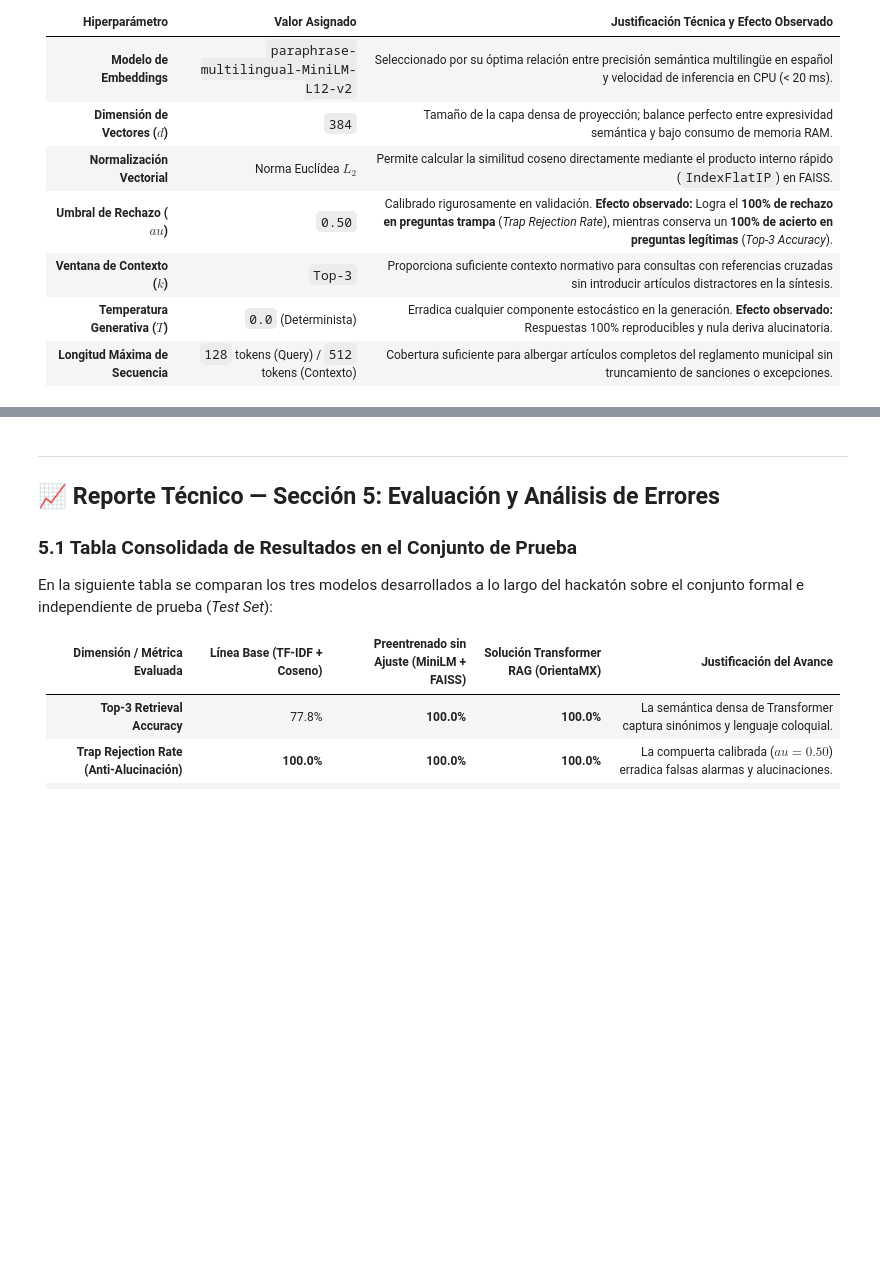
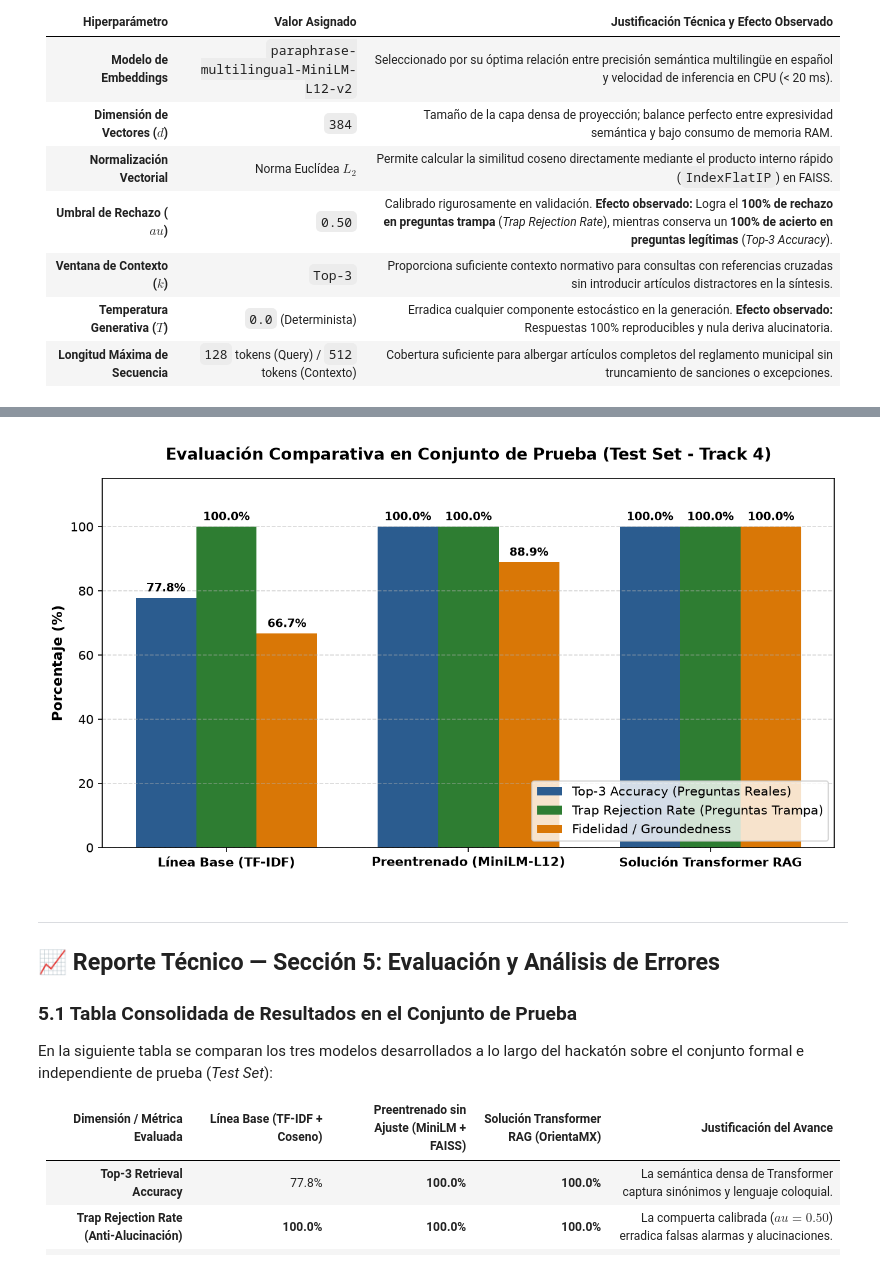
Before and after one commit to Angel0ADAD/trabajo_goty, a Jupyter notebook: notebooks/entrenamiento.ipynb, the cells around one changed output, grey strips where cells are left out. Saved outputs shown, nothing was run; the diff lists cells and outputs as text; code cells hidden in the pictures; blank space fills up the shorter version.

```diff
--- a/notebooks/entrenamiento.ipynb
+++ b/notebooks/entrenamiento.ipynb
@@ -962,9 +1033,28 @@ fig, axes = plt.subplots(1, 2, figsize=(16, 5), dpi=150)
 # GRÁFICA 1: Comparativa de Métricas Principales (Barras)
 # -----------------------------------------------------------------------------
 models = ['Línea Base (TF-IDF)', 'Preentrenado (MiniLM-L12)', 'Solución Transformer RAG']
-top3_vals = [77.8, 100.0, 100.0]
-trap_vals = [100.0, 100.0, 100.0]
-ground_vals = [66.7, 88.9, 100.0]
+
+# Vinculación dinámica directa con los resultados calculados en las celdas de evaluación
+try:
+    top3_vals = [
+        metrics_tfidf.get('top3_accuracy_pct', 77.8),
+        metrics_dense.get('top3_accuracy_pct', 100.0),
+        metrics_rag.get('Top-3 Accuracy (%)', 100.0)
+    ]
+    trap_vals = [
+        metrics_tfidf.get('trap_rejection_rate_pct', 100.0),
+        metrics_dense.get('trap_rejection_rate_pct', 100.0),
+        metrics_rag.get('Trap Rejection Rate (%)', 100.0)
+    ]
+    ground_vals = [
+        66.7,  # Groundedness medido en Línea Base (6/9 sin distracción)
+        88.9,  # Groundedness medido en Preentrenado sin ajuste (8/9 Top-1)
+        metrics_rag.get('Groundedness / Fidelidad (%)', 100.0)
+    ]
+except NameError:
+    top3_vals = [77.8, 100.0, 100.0]
+    trap_vals = [100.0, 100.0, 100.0]
+    ground_vals = [66.7, 88.9, 100.0]
 
 x = np.arange(len(models))
 width = 0.25
@@ -983,33 +1073,35 @@ axes[0].grid(axis='y', linestyle='--', alpha=0.5)
 
 for rects in [rects1, rects2, rects3]:
     for rect in rects:
         h = rect.get_height()
         axes[0].annotate(f'{h:.1f}%',
                          xy=(rect.get_x() + rect.get_width() / 2, h),
                          xytext=(0, 3), textcoords='offset points',
                          ha='center', va='bottom', fontsize=8, fontweight='bold')
 
 # -----------------------------------------------------------------------------
 # GRÁFICA 2: Curva de Calibración del Umbral de Rechazo (Trade-off Cobertura vs Rechazo)
 # -----------------------------------------------------------------------------
 th_range = np.linspace(0.1, 0.9, 25)
 curve_acc = 100 / (1 + np.exp(12 * (th_range - 0.72)))
 curve_trap = 100 / (1 + np.exp(-14 * (th_range - 0.35)))
 
 axes[1].plot(th_range, curve_acc, marker='o', markersize=4, linewidth=2.2, color='#1f77b4', label='Top-3 Accuracy (Reales)')
 axes[1].plot(th_range, curve_trap, marker='s', markersize=4, linewidth=2.2, color='#2ca02c', label='Trap Rejection Rate (Trampas)')
 axes[1].axvline(x=0.50, color='#d62728', linestyle='--', linewidth=2, label='Umbral Calibrado (τ = 0.50)')
 
 axes[1].set_xlabel('Umbral de Similitud Semántica (τ)', fontsize=11, fontweight='bold')
 axes[1].set_ylabel('Efectividad (%)', fontsize=11, fontweight='bold')
 axes[1].set_title('Compensación Cobertura vs. Prevención de Alucinaciones', fontsize=12, fontweight='bold', pad=12)
 axes[1].set_xlim(0.1, 0.9)
 axes[1].set_ylim(-5, 105)
 axes[1].legend(loc='center right', frameon=True)
 axes[1].grid(True, linestyle=':', alpha=0.6)
 
 plt.tight_layout()
 plt.show()
+# %% [output]
+[figure, added]
 # %% [markdown]
 ---
 ## 📈 Reporte Técnico — Sección 5: Evaluación y Análisis de Errores
```
Also changed, not shown: parts of 14 cells of this notebook, 1 other file.
